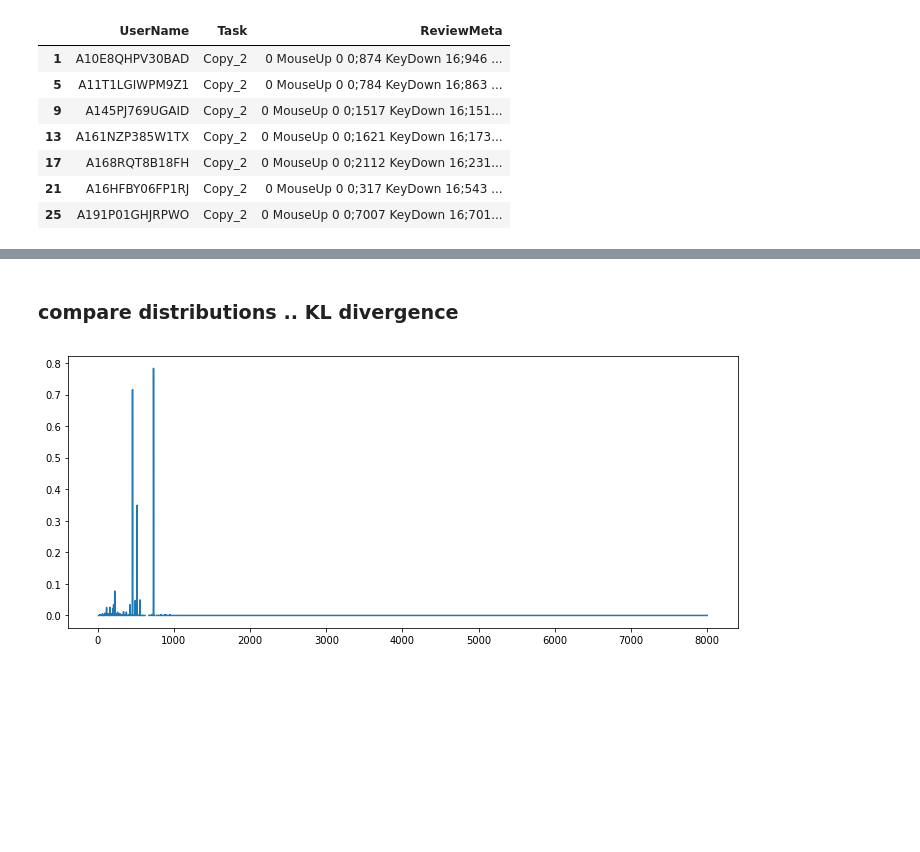
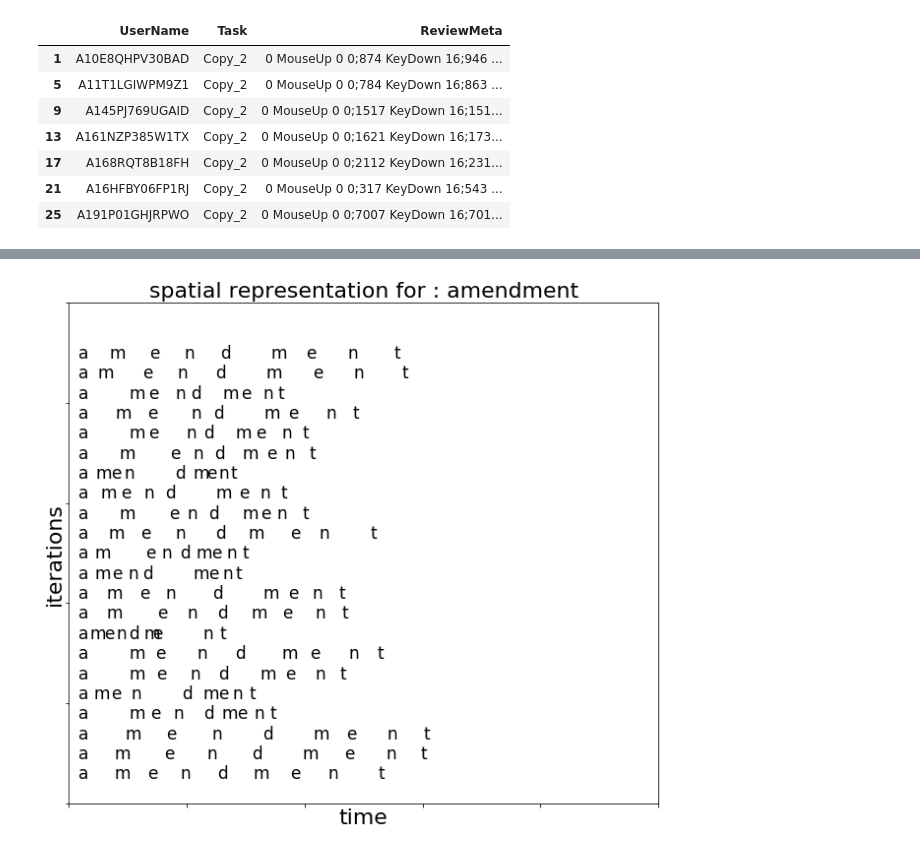
Before and after one commit to sigmaroles/keystroke-chunking, a Jupyter notebook: guncontrol_kde_pdf.ipynb, the cells around one changed output, grey strips where cells are left out. Cells and saved outputs as stored; diff of their text form; code cells hidden in the pictures; blank space fills up the shorter version.

```diff
--- a/guncontrol_kde_pdf.ipynb
+++ b/guncontrol_kde_pdf.ipynb
@@ -94,2 +93,0 @@ for keyIndex in range(len(phrase)-1):
-# %% [markdown]
-### compare distributions .. KL divergence
@@ -98,6 +94,24 @@ divergence = kl_div(proba_values[0], proba_values[1])
-# %%
-xs = np.linspace(10,8000,20000)
-plt.plot(xs, divergence)
-plt.show()
-# %% [output]
-[figure, removed]
+# %%
+ypos = 0.01
+ydelta = 0.04
+
+typedname_ = phrase
+raw_delays = phrase_delays[:22]
+# cannot plot more than 20 ish rows
+
+matplotlib.rcParams['figure.figsize'] = 9,8
+
+for dd in raw_delays:
+    xposvector = get_xpos_from_delays(dd, space_min = 0.016, max_delta_spacing=0.07)
+    for char, xpos in zip(typedname_, xposvector):
+        plt.text(xpos, ypos + ydelta, char, fontsize=17)
+    ypos += ydelta
+
+plt.title('spatial representation for : '+typedname_, fontsize=22)
+plt.xlabel('time', fontsize=22)
+plt.ylabel('iterations', fontsize=22)
+plt.tick_params(axis='both', labelbottom=False, labelleft=False)
+plt.tight_layout()
+plt.savefig('guncontrol__spatialrep__' + phrase + '.png', format='png')
+# %% [output]
+[figure, added]
```
Also changed, not shown: parts of 3 cells of this notebook, 21 other files.
